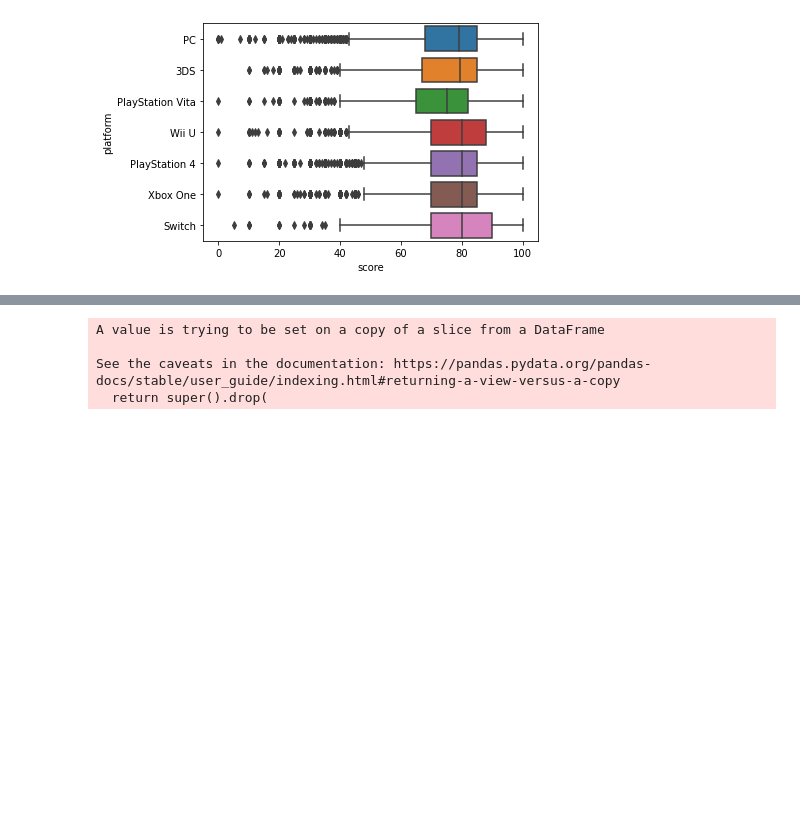
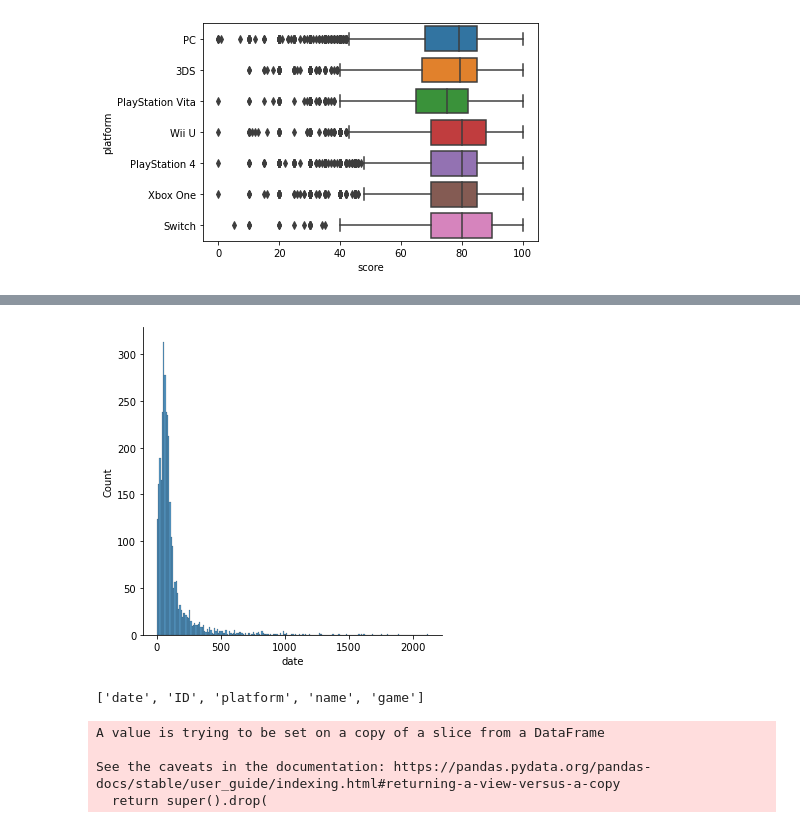
Before and after one commit to IMDxD/MLIsuct, a Jupyter notebook: fall2021/lecture9/text_processing.ipynb, the cells around one changed output, grey strips where cells are left out. Drawn from its saved outputs; the diff is of its cells as text; code cells hidden in the pictures; blank space fills up the shorter version.

```diff
--- a/fall2021/lecture9/text_processing.ipynb
+++ b/fall2021/lecture9/text_processing.ipynb
@@ -62,0 +144,6 @@ COLS_TO_DROP = [
+# %%
+game_date_range = train_df.groupby("game")["date"].max() - train_df.groupby("game")["date"].min()
+# %%
+sns.displot(game_date_range.dt.days.sort_values(ascending=False));
+# %% [output]
+[figure, added]
@@ -63,3 +152,7 @@ COLS_TO_DROP = [
+# %%
+COLS_TO_DROP
+# %% [output]
+['date', 'ID', 'platform', 'name', 'game']
 # %%
 train_df.drop(columns=COLS_TO_DROP, inplace=True)
 test_df.drop(columns=COLS_TO_DROP, inplace=True)
```
Also changed, not shown: parts of 49 cells of this notebook, 3 other files.
